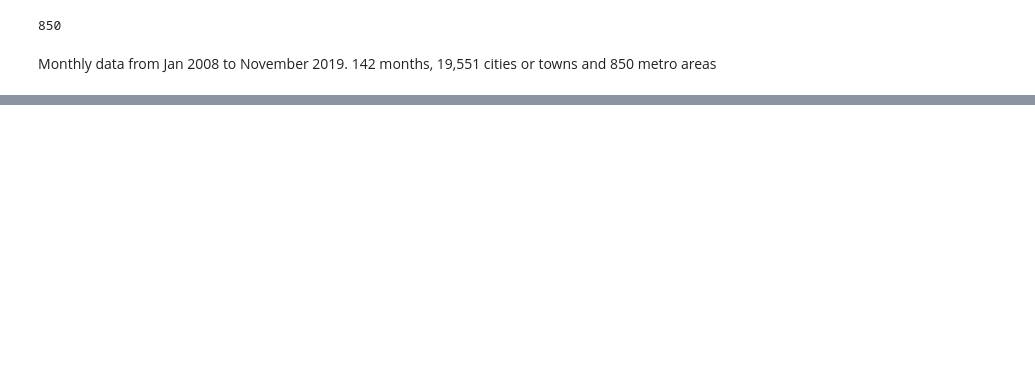
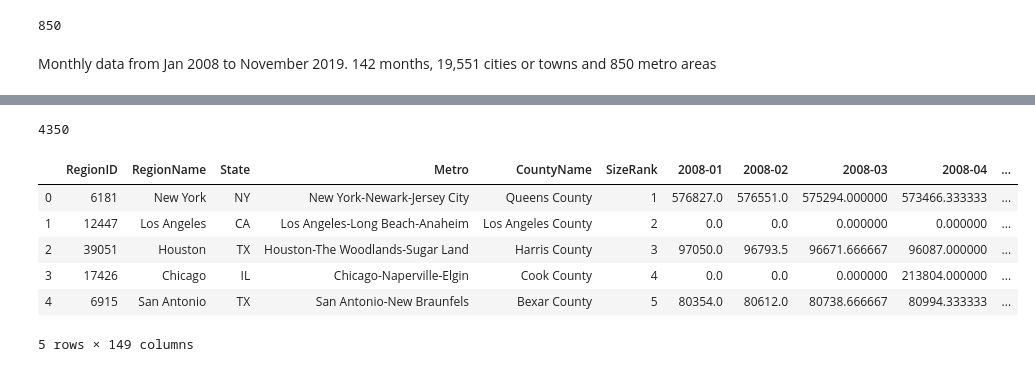
Before and after one commit to MissAle17/Median_Home_Price, a Jupyter notebook: Visualizing Home Prices.ipynb, the cells around one changed output, grey strips where cells are left out. Saved outputs shown, nothing was run; the diff lists cells and outputs as text; code cells hidden in the pictures; blank space fills up the shorter version.

```diff
--- a/Visualizing Home Prices.ipynb
+++ b/Visualizing Home Prices.ipynb
@@ -71,0 +103,4 @@ Monthly data from Jan 2008 to November 2019.  142 months, 19,551 cities or towns
+# %%
+metro_df.Metro[metro_df.Metro == 0].count()
+# %% [output]
+4350
@@ -71,0 +109,10 @@ Monthly data from Jan 2008 to November 2019.  142 months, 19,551 cities or towns
+# %%
+metro_df.head()
+# %% [output]
+|  | RegionID | RegionName | State | Metro | CountyName | SizeRank | 2008-01 | 2008-02 | 2008-03 | 2008-04 | ... |
+| 0 | 6181 | New York | NY | New York-Newark-Jersey City | Queens County | 1 | 576827.0 | 576551.0 | 575294.000000 | 573466.333333 | ... |
+| 1 | 12447 | Los Angeles | CA | Los Angeles-Long Beach-Anaheim | Los Angeles County | 2 | 0.0 | 0.0 | 0.000000 | 0.000000 | ... |
+| 2 | 39051 | Houston | TX | Houston-The Woodlands-Sugar Land | Harris County | 3 | 97050.0 | 96793.5 | 96671.666667 | 96087.000000 | ... |
+| 3 | 17426 | Chicago | IL | Chicago-Naperville-Elgin | Cook County | 4 | 0.0 | 0.0 | 0.000000 | 213804.000000 | ... |
+| 4 | 6915 | San Antonio | TX | San Antonio-New Braunfels | Bexar County | 5 | 80354.0 | 80612.0 | 80738.666667 | 80994.333333 | ... |
+5 rows × 149 columns
```
Also changed, not shown: parts of 23 cells of this notebook.
